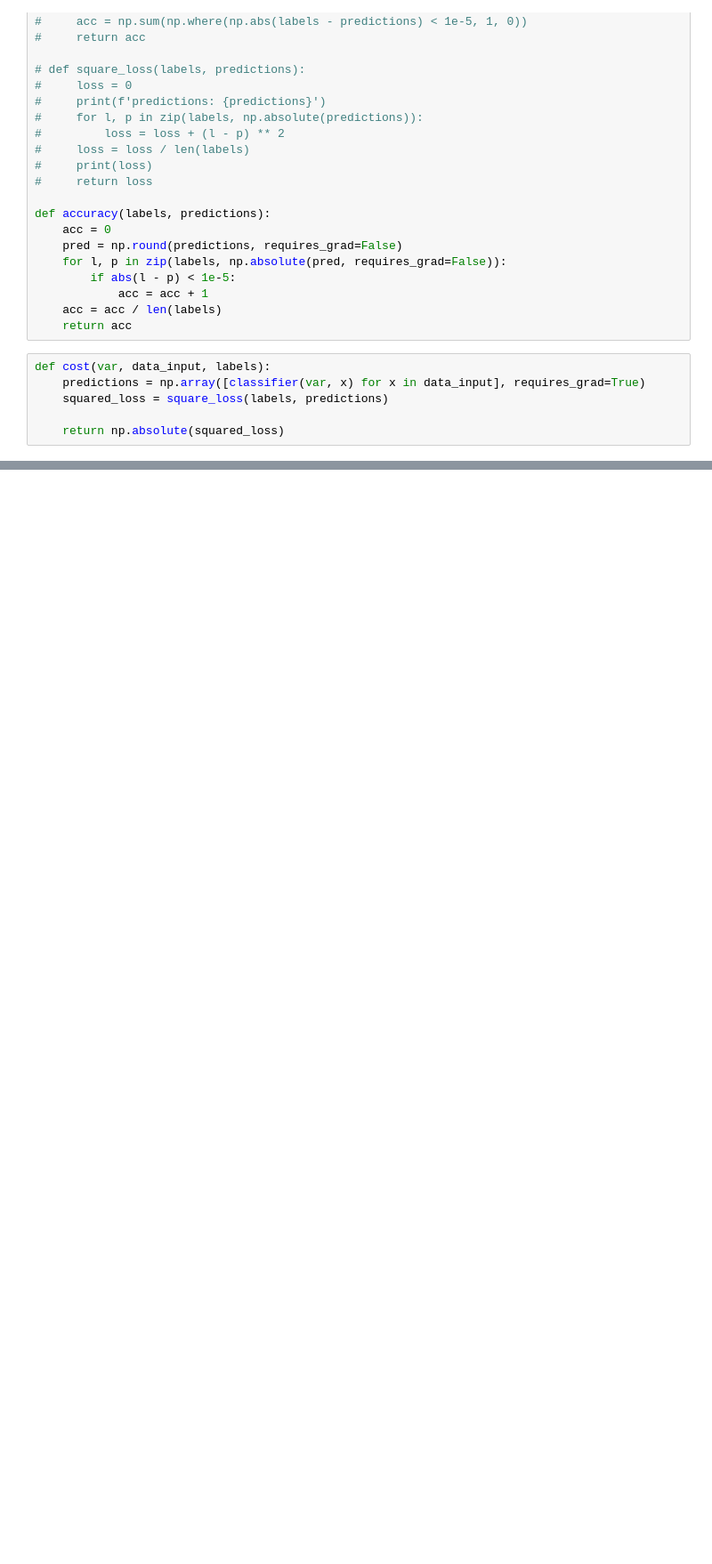
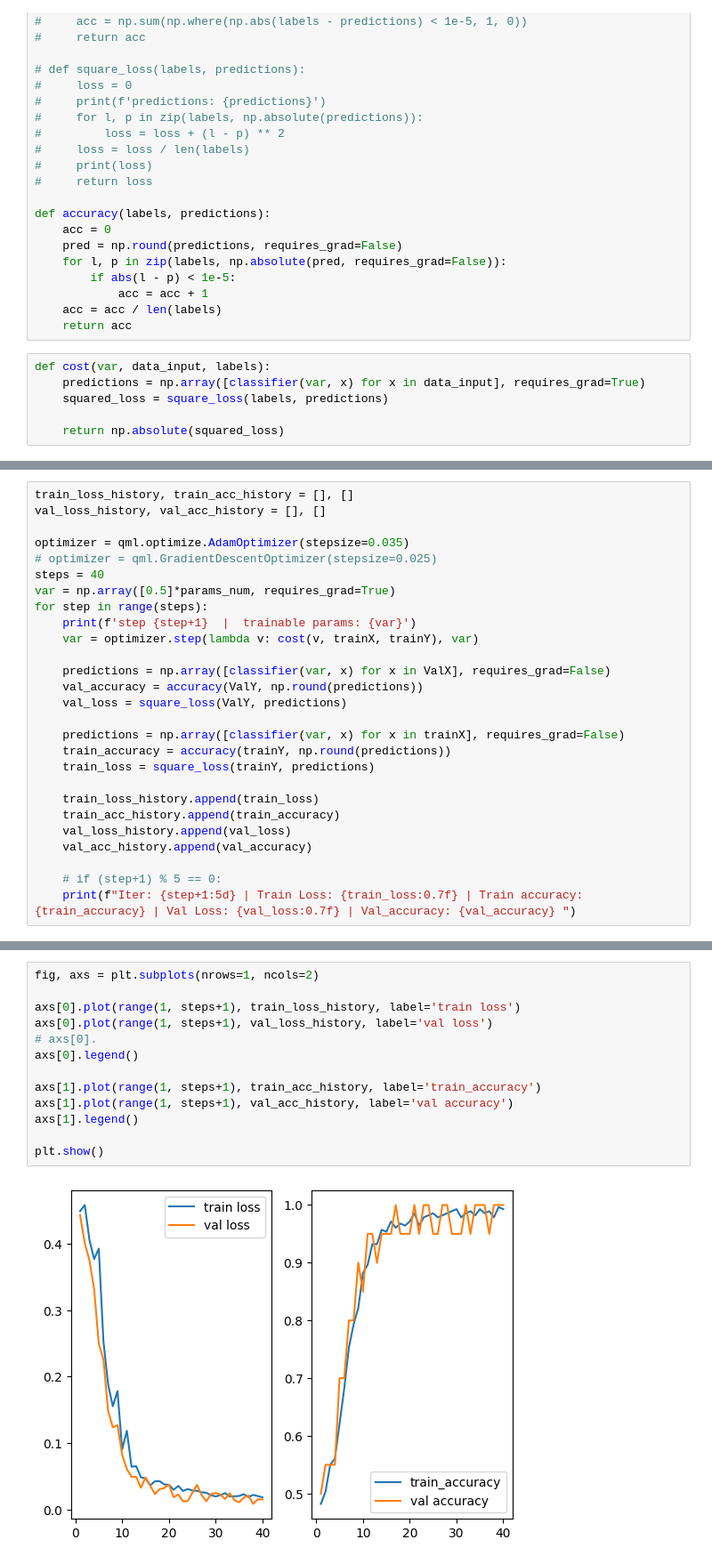
Before and after one commit to Kasymkhankhubiyev/Quatum_ML, a Jupyter notebook: GPU/PennyLane_Binary.ipynb, the cells around one changed output, grey strips where cells are left out. Shown at 89% size. Drawn from its saved outputs; the diff is of its cells as text; blank space fills up the shorter version.

```diff
--- a/GPU/PennyLane_Binary.ipynb
+++ b/GPU/PennyLane_Binary.ipynb
@@ -262,0 +314,27 @@ Platform info:           Linux-5.10.147+-x86_64-with-glibc2.31
+# %%
+train_loss_history, train_acc_history = [], []
+val_loss_history, val_acc_history = [], []
+
+optimizer = qml.optimize.AdamOptimizer(stepsize=0.035)
+# optimizer = qml.GradientDescentOptimizer(stepsize=0.025)
+steps = 40
+var = np.array([0.5]*params_num, requires_grad=True)
+for step in range(steps):
+    print(f'step {step+1}  |  trainable params: {var}')
+    var = optimizer.step(lambda v: cost(v, trainX, trainY), var)
+
+    predictions = np.array([classifier(var, x) for x in ValX], requires_grad=False)
+    val_accuracy = accuracy(ValY, np.round(predictions))
+    val_loss = square_loss(ValY, predictions)
+
+    predictions = np.array([classifier(var, x) for x in trainX], requires_grad=False)
+    train_accuracy = accuracy(trainY, np.round(predictions))
+    train_loss = square_loss(trainY, predictions)
+
+    train_loss_history.append(train_loss)
+    train_acc_history.append(train_accuracy)
+    val_loss_history.append(val_loss)
+    val_acc_history.append(val_accuracy)
+
+    # if (step+1) % 5 == 0:
+    print(f"Iter: {step+1:5d} | Train Loss: {train_loss:0.7f} | Train accuracy: {train_accuracy} | Val Loss: {val_loss:0.7f} | Val_accuracy: {val_accuracy} ")
@@ -262,0 +359,15 @@ Platform info:           Linux-5.10.147+-x86_64-with-glibc2.31
+# %%
+fig, axs = plt.subplots(nrows=1, ncols=2)
+
+axs[0].plot(range(1, steps+1), train_loss_history, label='train loss')
+axs[0].plot(range(1, steps+1), val_loss_history, label='val loss')
+# axs[0].
+axs[0].legend()
+
+axs[1].plot(range(1, steps+1), train_acc_history, label='train_accuracy')
+axs[1].plot(range(1, steps+1), val_acc_history, label='val accuracy')
+axs[1].legend()
+
+plt.show()
+# %% [output]
+[figure, added]
```
Also changed, not shown: parts of 27 cells of this notebook.
